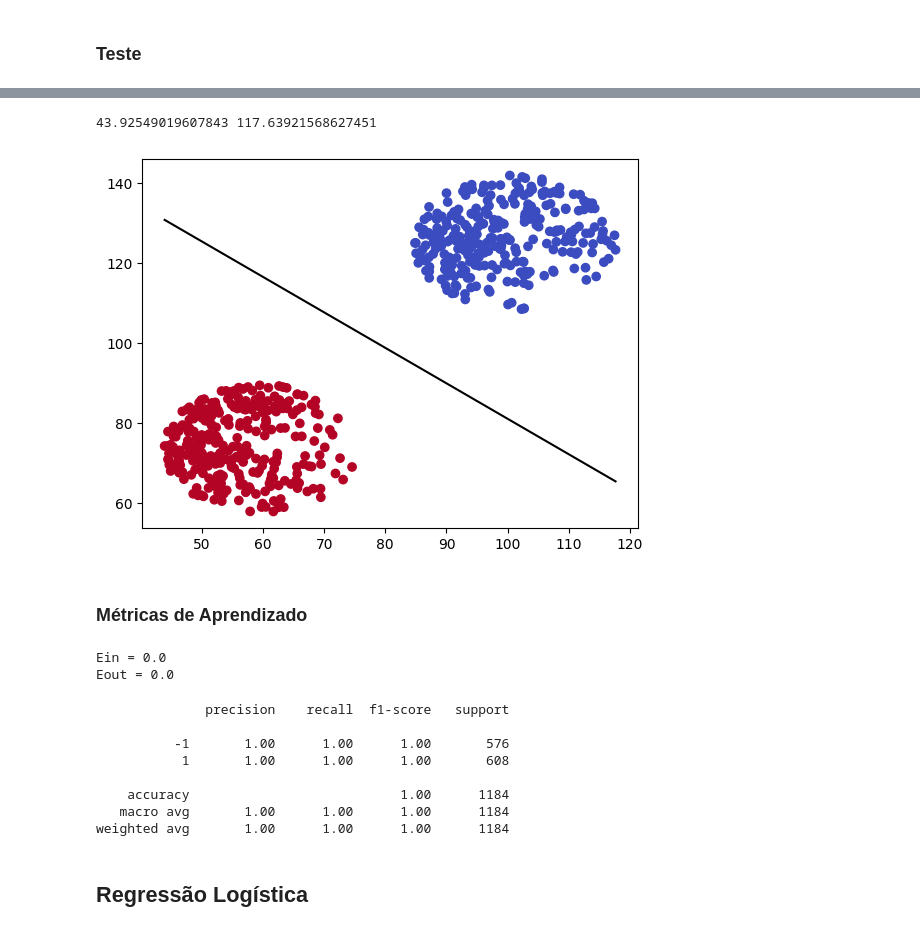
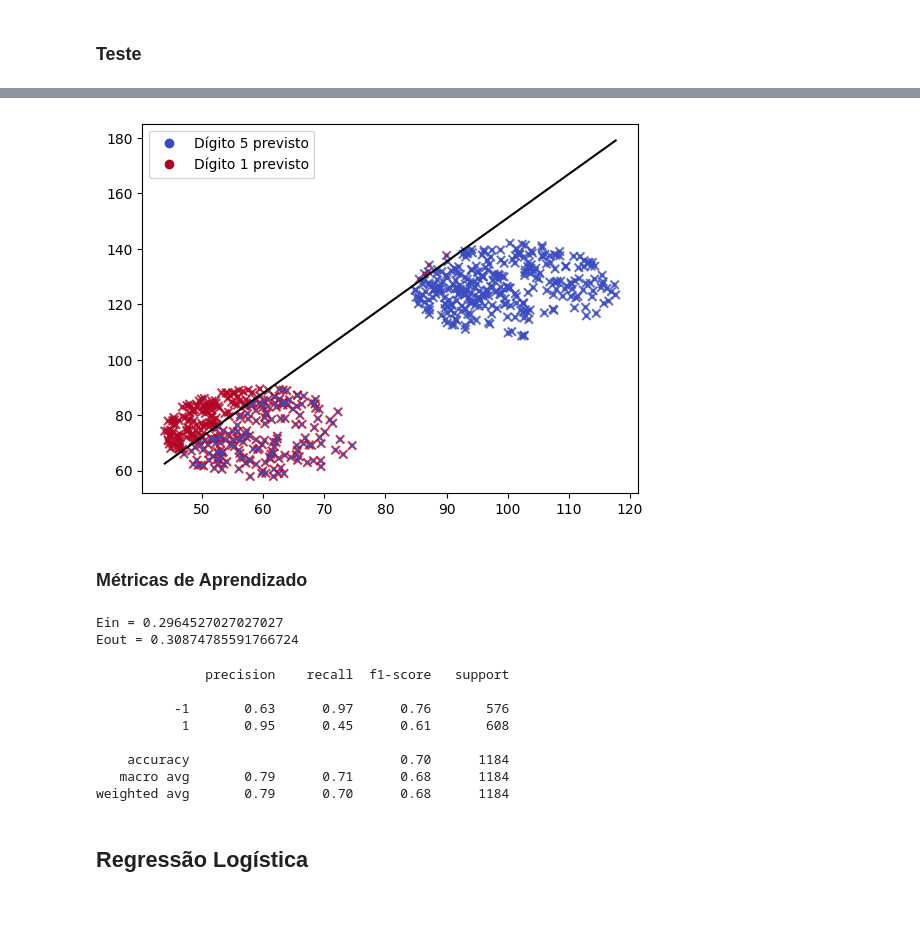
Before and after one commit to mariabandeira/Reconhecimento-de-Digitos, a Jupyter notebook: MiniProjeto_ML.ipynb, the cells around one changed output, grey strips where cells are left out. Saved outputs shown, nothing was run; the diff lists cells and outputs as text; code cells hidden in the pictures.

```diff
--- a/MiniProjeto_ML.ipynb
+++ b/MiniProjeto_ML.ipynb
@@ -367,16 +367,13 @@ class PocketPLA():
 
   def execute(self, _X, y):
     X = np.array(_X)
+    N = len(X)
     hasWrongClassifiedPoint = True
     bestError = len(y)
 
-    lr = LinearRegression()
-    lr.fit(_X[:, 1:], y)
-    self.w = np.array(lr.getW())
-
-    #self.w = np.zeros(len(X[0]))
+    self.w = np.zeros(len(X[0]))
     bestW = self.w
-    for iter in range(1000):
+    for iter in range(N):
 
       #Testa se sign(wTXn) != Yn - ponto classificado errado
       for i in range(len(y)):
@@ -470,17 +487,15 @@ array([1, 1, 1, 1, 1, 1, 1, 1, 1, 1, 1, 1, 1, 1, 1, 1, 1, 1, 1, 1, 1, 1,
 # %%
-xmin_test = X_test1x5[:,1].min()
-xmax_test = X_test1x5[:,1].max()
-print(xmin_test, xmax_test)
-
 # Plotagem do resultado para o Pocket PLA
-plt.scatter(X_test1x5[:, 1], X_test1x5[:, 2], c=y_test1x5, cmap='coolwarm')
+plt.scatter(X_test1x5[:, 1], X_test1x5[:, 2], c=y_test1x5, cmap='coolwarm', marker='x', alpha=0.8)
+plt.scatter(X_test1x5[:, 1], X_test1x5[:, 2], c=np.array(pla_test), cmap='coolwarm', s=5, alpha=0.6)
 x = np.linspace(xmin_test, xmax_test, 100)
 y = pla.getOriginalY(x)
 plt.plot(x, y, color='black')
+handles, labels = scatter.legend_elements()
+plt.legend(handles, ['Dígito 5 previsto', 'Dígito 1 previsto'])
 plt.show()
 # %% [output]
-43.92549019607843 117.63921568627451
-[figure, old version]
+[figure, new version]
 # %% [markdown]
 ### Métricas de Aprendizado
 # %%
@@ -502,19 +517,19 @@ for i in range(N_out):
 eOut /= N_out
 print("Eout = " + str(eOut))
 # %% [output]
-Ein = 0.0
-Eout = 0.0
+Ein = 0.2964527027027027
+Eout = 0.30874785591766724
 # %%
 print(classification_report(y_train1x5.tolist(), y_pla))
 # %% [output]
               precision    recall  f1-score   support
 
-          -1       1.00      1.00      1.00       576
-           1       1.00      1.00      1.00       608
+          -1       0.63      0.97      0.76       576
+           1       0.95      0.45      0.61       608
 
-    accuracy                           1.00      1184
-   macro avg       1.00      1.00      1.00      1184
-weighted avg       1.00      1.00      1.00      1184
+    accuracy                           0.70      1184
+   macro avg       0.79      0.71      0.68      1184
+weighted avg       0.79      0.70      0.68      1184
 # %% [markdown]
 ## Regressão Logística
 # %%
```
Also changed, not shown: parts of 28 cells of this notebook.
